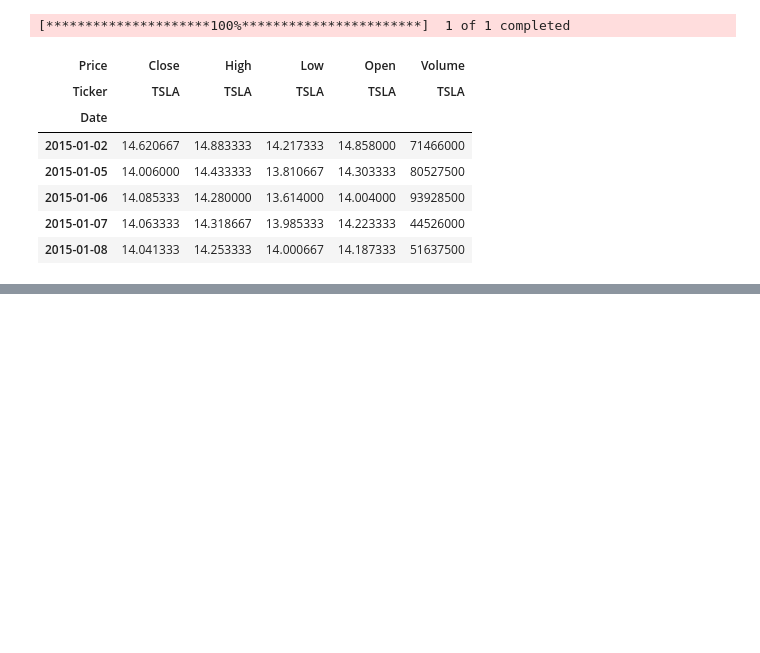
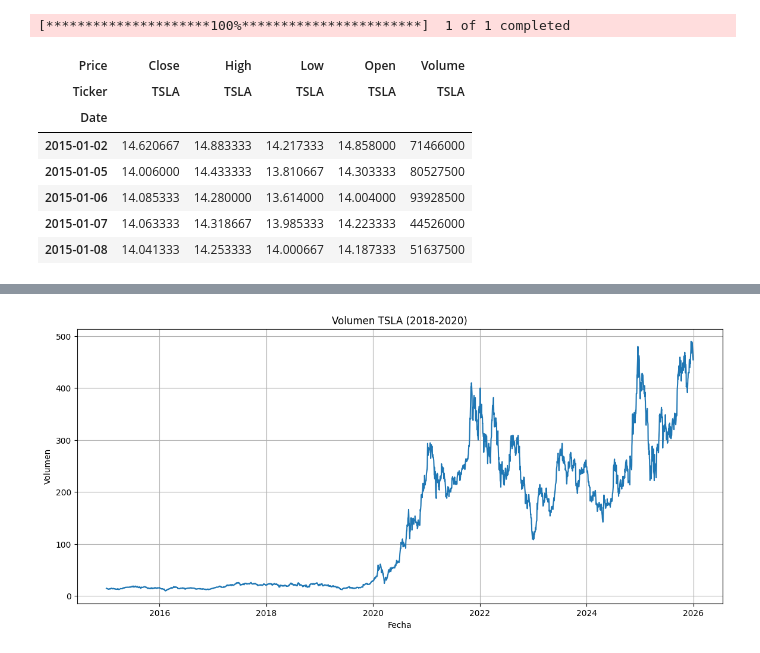
Before and after one commit to 42engineering/P3MetodologiasAgilesML, a Jupyter notebook: tdsp_template/scripts/tsl_stock_data.ipynb, the cells around one changed output, grey strips where cells are left out. Saved outputs shown, nothing was run; the diff lists cells and outputs as text; code cells hidden in the pictures; blank space fills up the shorter version.

```diff
--- a/tdsp_template/scripts/tsl_stock_data.ipynb
+++ b/tdsp_template/scripts/tsl_stock_data.ipynb
@@ -21,0 +122,4 @@ display(df.head())
+# %%
+plotTimeSeries(dataframe=df,column='Close',title='Volumen TSLA (2018-2020)',startDate=None,endDate=None,yLabel='Volumen')
+# %% [output]
+[figure, added]
```
Also changed, not shown: parts of 12 cells of this notebook.
